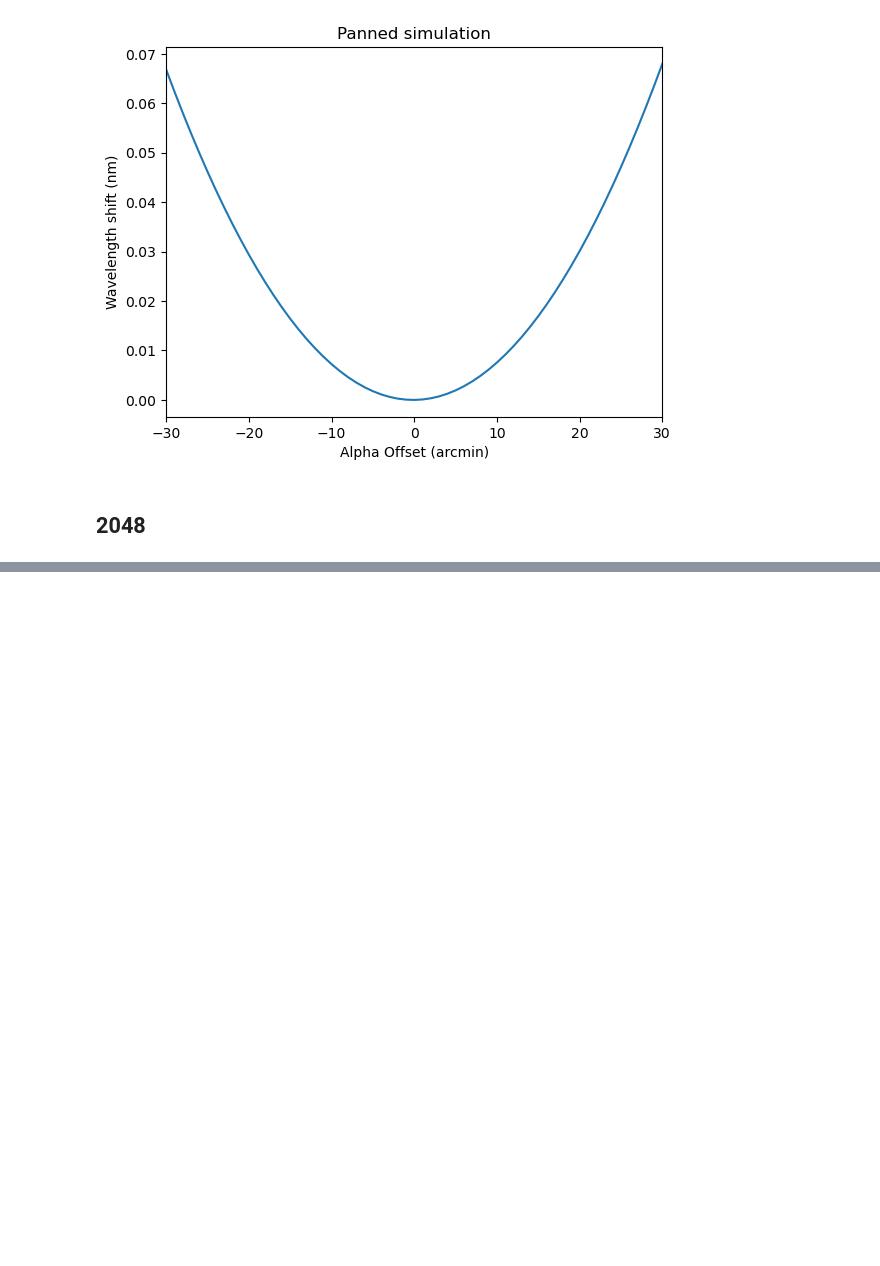
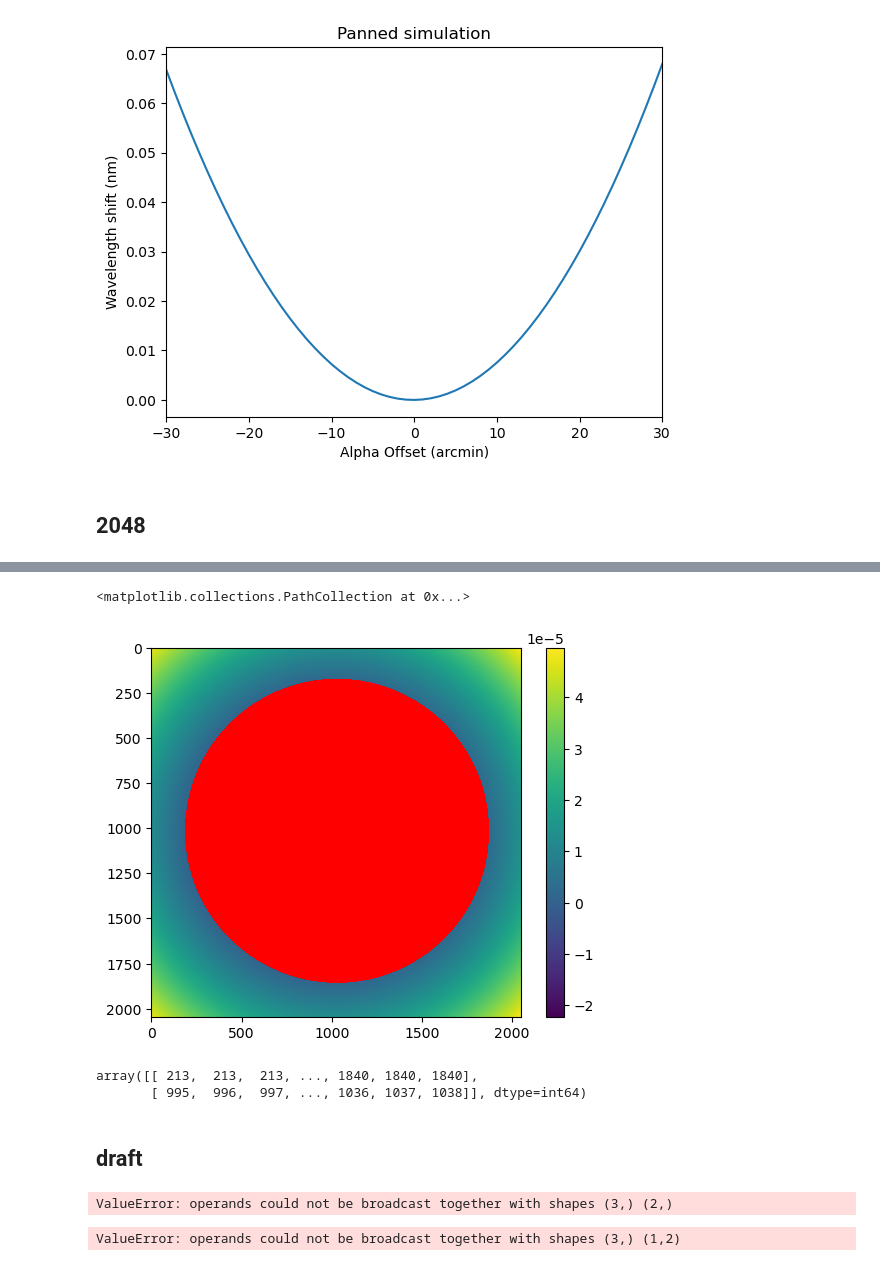
Before and after one commit to MaoChengzhi/EVE-spectrum-correction, a Jupyter notebook: Chapter3/AIA_main/AIA_basics.ipynb, the cells around one changed output, grey strips where cells are left out. Cells and saved outputs as stored; diff of their text form; code cells hidden in the pictures; blank space fills up the shorter version.

```diff
--- a/Chapter3/AIA_main/AIA_basics.ipynb
+++ b/Chapter3/AIA_main/AIA_basics.ipynb
@@ -357,0 +420,16 @@ ax.set_xlim(-30,30)
+# %%
+fig,ax = plt.subplots()
+sc=ax.imshow(a)
+fig.colorbar(sc)
+ax.scatter( np.array(np.where(a<0))[0],
+          np.array(np.where(a<0))[1],c='r')
+# %% [output]
+<matplotlib.collections.PathCollection at 0x...>
+[figure, added]
+# %%
+np.array(np.where(abs(a)<1e-7))
+# %% [output]
+array([[ 213,  213,  213, ..., 1840, 1840, 1840],
+       [ 995,  996,  997, ..., 1036, 1037, 1038]], dtype=int64)
+# %% [markdown]
+## draft
@@ -357,0 +439,13 @@ ax.set_xlim(-30,30)
+# %%
+a*3**b
+# %% [output]
+ValueError: operands could not be broadcast together with shapes (3,) (2,)
+# %%
+a=np.array([1,2,9])
+b=np.array([3,4])
+b = np.reshape(b, (1, -1))
+def fun(a,b):
+    return a*2**b
+fun(a,b)
+# %% [output]
+ValueError: operands could not be broadcast together with shapes (3,) (1,2)
```
Also changed, not shown: parts of 32 cells of this notebook, 13 other files.
